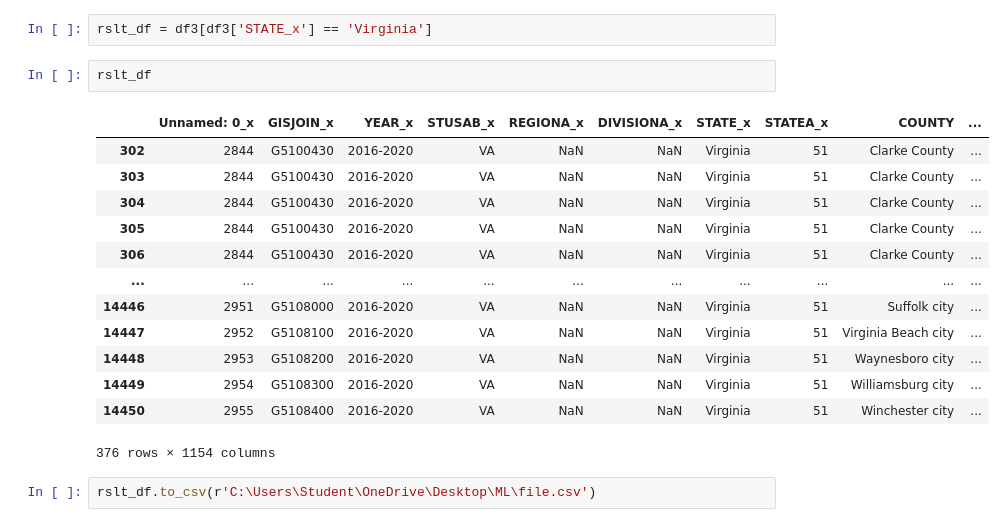
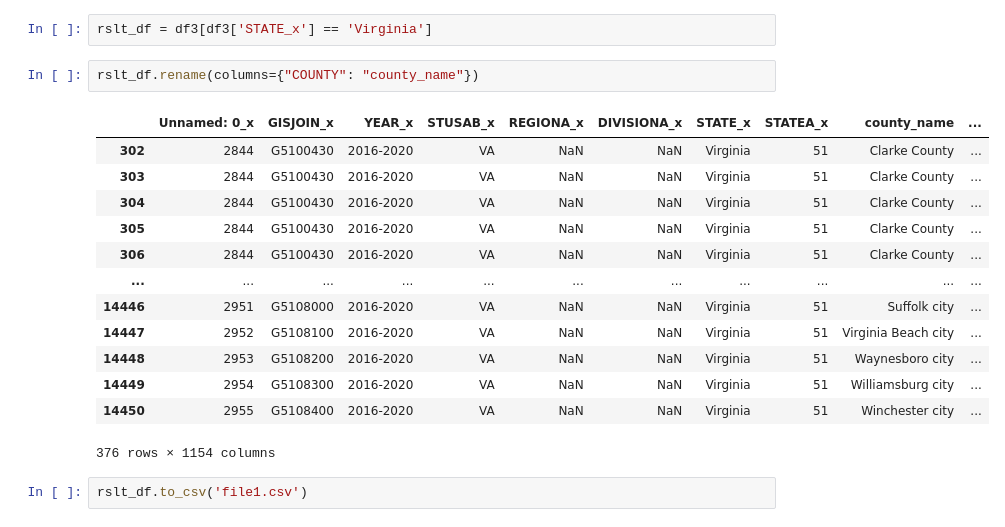
Before and after one commit to isabellamwright/project_voting, a Jupyter notebook: CountyVA.ipynb, the cells around one changed output. Drawn from its saved outputs; the diff is of its cells as text.

Commit message:
Working on merging the county data with the voting data

```diff
--- a/CountyVA.ipynb
+++ b/CountyVA.ipynb
@@ -47,21 +48,21 @@ df3.head()
 Create a dataframe wit only counties in virginia
 # %%
 rslt_df = df3[df3['STATE_x'] == 'Virginia']
-# %%
-rslt_df
-# %% [output]
-|  | Unnamed: 0_x | GISJOIN_x | YEAR_x | STUSAB_x | REGIONA_x | DIVISIONA_x | STATE_x | STATEA_x | COUNTY | ... |
-| 302 | 2844 | G5100430 | 2016-2020 | VA | NaN | NaN | Virginia | 51 | Clarke County | ... |
-| 303 | 2844 | G5100430 | 2016-2020 | VA | NaN | NaN | Virginia | 51 | Clarke County | ... |
-| 304 | 2844 | G5100430 | 2016-2020 | VA | NaN | NaN | Virginia | 51 | Clarke County | ... |
-| 305 | 2844 | G5100430 | 2016-2020 | VA | NaN | NaN | Virginia | 51 | Clarke County | ... |
-| 306 | 2844 | G5100430 | 2016-2020 | VA | NaN | NaN | Virginia | 51 | Clarke County | ... |
-| ... | ... | ... | ... | ... | ... | ... | ... | ... | ... | ... |
-| 14446 | 2951 | G5108000 | 2016-2020 | VA | NaN | NaN | Virginia | 51 | Suffolk city | ... |
-| 14447 | 2952 | G5108100 | 2016-2020 | VA | NaN | NaN | Virginia | 51 | Virginia Beach city | ... |
-| 14448 | 2953 | G5108200 | 2016-2020 | VA | NaN | NaN | Virginia | 51 | Waynesboro city | ... |
-| 14449 | 2954 | G5108300 | 2016-2020 | VA | NaN | NaN | Virginia | 51 | Williamsburg city | ... |
-| 14450 | 2955 | G5108400 | 2016-2020 | VA | NaN | NaN | Virginia | 51 | Winchester city | ... |
-376 rows × 1154 columns
-# %%
-rslt_df.to_csv(r'C:\Users\Student\OneDrive\Desktop\ML\file.csv')
+# %%
+rslt_df.rename(columns={"COUNTY": "county_name"})
+# %% [output]
+|  | Unnamed: 0_x | GISJOIN_x | YEAR_x | STUSAB_x | REGIONA_x | DIVISIONA_x | STATE_x | STATEA_x | county_name | ... |
+| 302 | 2844 | G5100430 | 2016-2020 | VA | NaN | NaN | Virginia | 51 | Clarke County | ... |
+| 303 | 2844 | G5100430 | 2016-2020 | VA | NaN | NaN | Virginia | 51 | Clarke County | ... |
+| 304 | 2844 | G5100430 | 2016-2020 | VA | NaN | NaN | Virginia | 51 | Clarke County | ... |
+| 305 | 2844 | G5100430 | 2016-2020 | VA | NaN | NaN | Virginia | 51 | Clarke County | ... |
+| 306 | 2844 | G5100430 | 2016-2020 | VA | NaN | NaN | Virginia | 51 | Clarke County | ... |
+| ... | ... | ... | ... | ... | ... | ... | ... | ... | ... | ... |
+| 14446 | 2951 | G5108000 | 2016-2020 | VA | NaN | NaN | Virginia | 51 | Suffolk city | ... |
+| 14447 | 2952 | G5108100 | 2016-2020 | VA | NaN | NaN | Virginia | 51 | Virginia Beach city | ... |
+| 14448 | 2953 | G5108200 | 2016-2020 | VA | NaN | NaN | Virginia | 51 | Waynesboro city | ... |
+| 14449 | 2954 | G5108300 | 2016-2020 | VA | NaN | NaN | Virginia | 51 | Williamsburg city | ... |
+| 14450 | 2955 | G5108400 | 2016-2020 | VA | NaN | NaN | Virginia | 51 | Winchester city | ... |
+376 rows × 1154 columns
+# %%
+rslt_df.to_csv('file1.csv')
```
Also changed, not shown: parts of 7 cells of this notebook.
